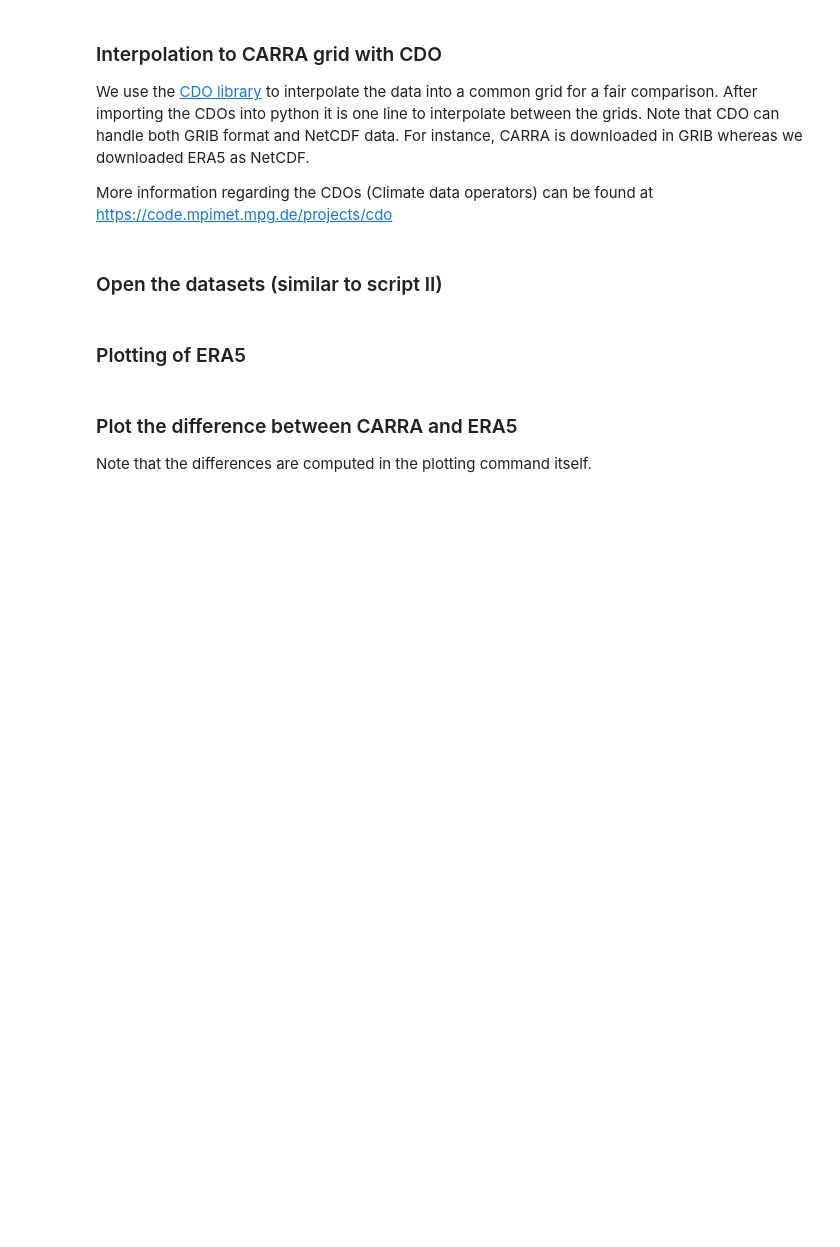
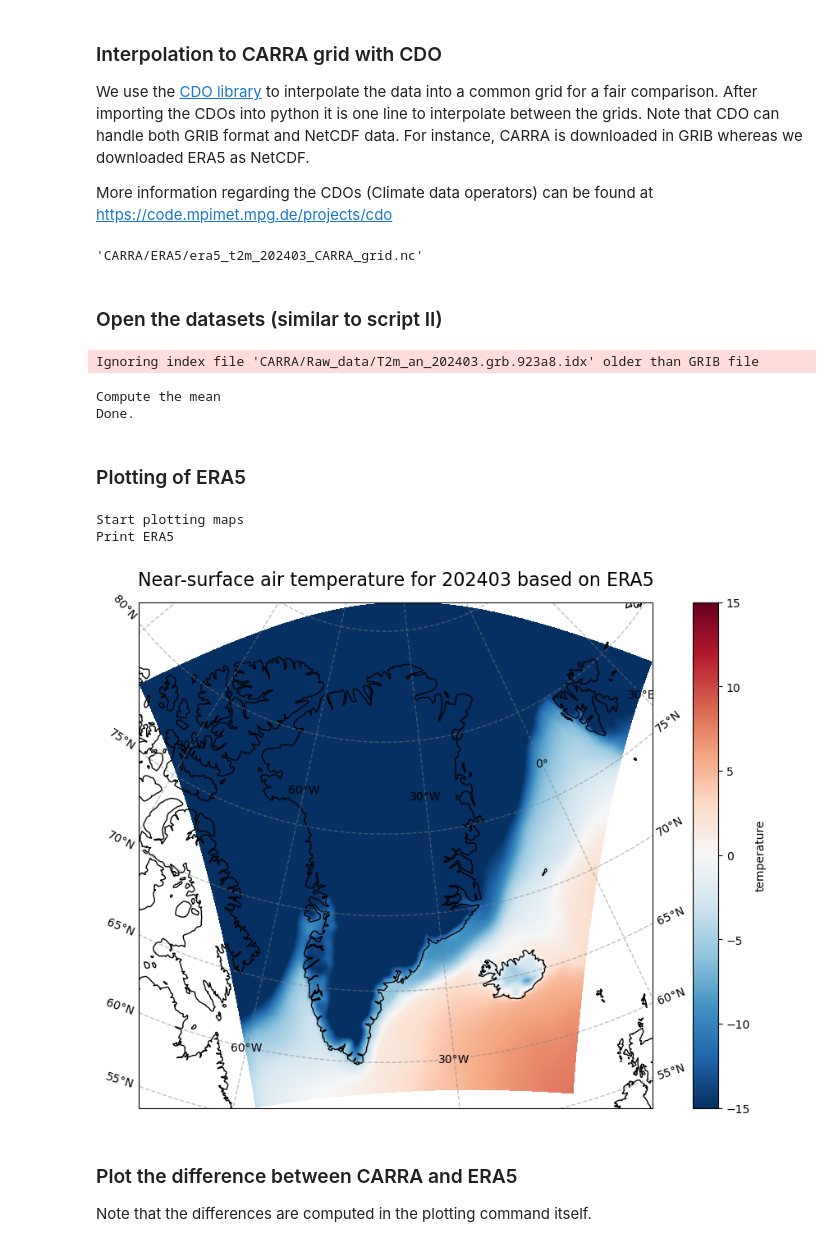
Before and after one commit to carlos9917/carra-training-c3s, a Jupyter notebook: CARRA_plot_CARRA_ERA5_maps.ipynb, the cells around one changed output. Saved outputs shown, nothing was run; the diff lists cells and outputs as text; code cells hidden in the pictures; blank space fills up the shorter version.

```diff
--- a/CARRA_plot_CARRA_ERA5_maps.ipynb
+++ b/CARRA_plot_CARRA_ERA5_maps.ipynb
@@ -29,11 +29,16 @@ td, th {
 The CDO command uses the grid description from the CARRA file to interpolate the ERA5 data. The corresponding files are defined here.
 We will used the data downloaded in the [previous notebook](CARRA_get_T2m.ipynb)
 # %%
+import os
+import warnings
+warnings.filterwarnings('ignore') #turn off some warnings
+
 DATADIR="CARRA" #path where the data is saved
 #Define the file paths below
-fCARRA = os.path.join(DATADIR,"Raw_data","T2m_an_202306.grb")
-fERA5 = os.path.join(DATADIR,"ERA5","era5_t2m_202306.nc")
-fERA5_CARRA_grid = os.path.join(DATADIR,"ERA5","era5_t2m_202306_CARRA_grid.nc")
+period="202403" # the period to plot
+fCARRA = os.path.join(DATADIR,"Raw_data","T2m_an_"+period+".grb")
+fERA5 = os.path.join(DATADIR,"ERA5","era5_t2m_"+period+".grb")
+fERA5_CARRA_grid = os.path.join(DATADIR,"ERA5","era5_t2m_"+period+"_CARRA_grid.nc")
 # %% [markdown]
 ### Interpolation to CARRA grid with CDO
 We use the [CDO library](https://code.mpimet.mpg.de/projects/cdo/wiki) to interpolate the data into a common grid
@@ -47,6 +52,8 @@ from cdo import *
 cdo   = Cdo()
 
 cdo.remapbil(fCARRA, input=fERA5, output=fERA5_CARRA_grid)
+# %% [output]
+'CARRA/ERA5/era5_t2m_202403_CARRA_grid.nc'
 # %% [markdown]
 ### Open the datasets (similar to script II)
 # %%
@@ -73,31 +80,41 @@ CARRA_mean_C.attrs['units'] = 'deg C'
 ERA5_mean_C = ERA5_mean - 273.15
 ERA5_mean_C = ERA5_mean_C.assign_attrs(ERA5_mean.attrs)
 ERA5_mean_C.attrs['units'] = 'deg C'
+# %% [output]
+Ignoring index file 'CARRA/Raw_data/T2m_an_202403.grb.923a8.idx' older than GRIB file
+Compute the mean
+Done.
 # %% [markdown]
 ### Plotting of ERA5
 # %%
 import matplotlib.pyplot as plt
 import cartopy.crs as ccrs
 
 print("Start plotting maps")
 print("Print ERA5")
 # create the figure panel and the map using the Cartopy Lambert conformal projection
 fig, ax = plt.subplots(1, 1, figsize = (16, 8), subplot_kw={'projection': ccrs.LambertConformal(central_latitude=70.0, central_longitude=-40.0)})
 
 # Plot the data
 im = plt.pcolormesh(ERA5_mean_C.longitude, ERA5_mean_C.latitude, ERA5_mean_C.t2m, transform = ccrs.PlateCarree(), cmap='RdBu_r', vmin=-15, vmax=15)
 
 # Set the figure title
-ax.set_title('Near-surface air temperature for June 2023 based on ERA5', fontsize=16)
+ax.set_title('Near-surface air temperature for '+period+' based on ERA5', fontsize=16)
 ax.coastlines(color='black')
 ax.gridlines(draw_labels=True, linewidth=1, color='gray', alpha=0.5, linestyle='--')
 
 # Specify the colourbar
 cbar = plt.colorbar(im,fraction=0.05, pad=0.04)
 cbar.set_label('temperature')
 
 # Save the figure
-fig.savefig(f'{DATADIR}/Figures/ERA5_202306_map.png')
+if not os.path.isdir(os.path.join(DATADIR,"Figures")):
+    os.makedirs(os.path.join(DATADIR,"Figures"))
+fig.savefig(f'{DATADIR}/Figures/ERA5_'+period+'_map.png')
+# %% [output]
+Start plotting maps
+Print ERA5
+[figure, added]
 # %% [markdown]
 ### Plot the difference between CARRA and ERA5
 Note that the differences are computed in the plotting command itself.
```
Also changed, not shown: parts of 1 cell of this notebook, 1 other file.
